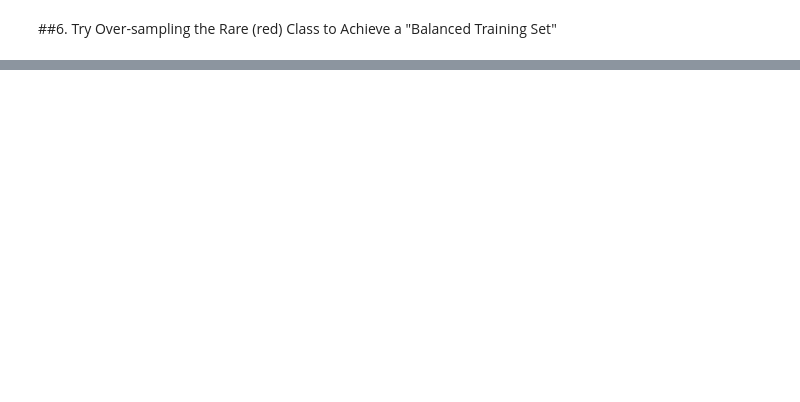
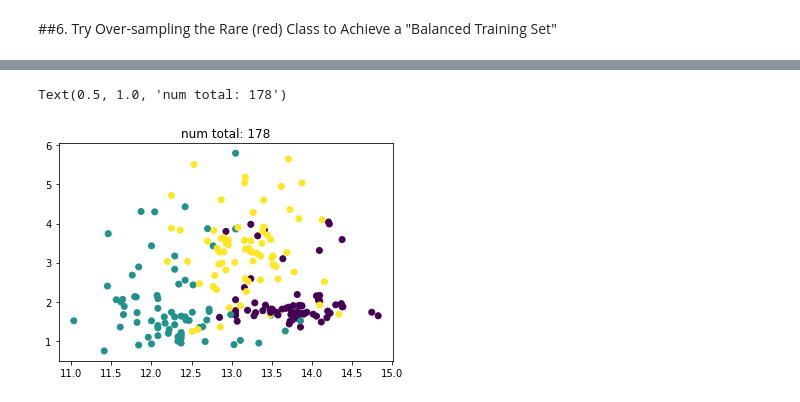
Before and after one commit to jrgreen7/SYSC4906, a Jupyter notebook: F2020/Tutorial-9-ClassImbalance-kMeans.ipynb, the cells around one changed output, grey strips where cells are left out. Saved outputs shown, nothing was run; the diff lists cells and outputs as text; code cells hidden in the pictures; blank space fills up the shorter version.

```diff
--- a/F2020/Tutorial-9-ClassImbalance-kMeans.ipynb
+++ b/F2020/Tutorial-9-ClassImbalance-kMeans.ipynb
@@ -393,0 +441,6 @@ weighted avg       0.88      0.88      0.88      6000
+# %%
+plt.scatter(X_samp[:,0], X_samp[:,1], alpha=1, c=y_samp, cmap='viridis')
+plt.title(f'num total: {len(X)}')
+# %% [output]
+Text(0.5, 1.0, 'num total: 178')
+[figure, added]
```
Also changed, not shown: parts of 12 cells of this notebook.
